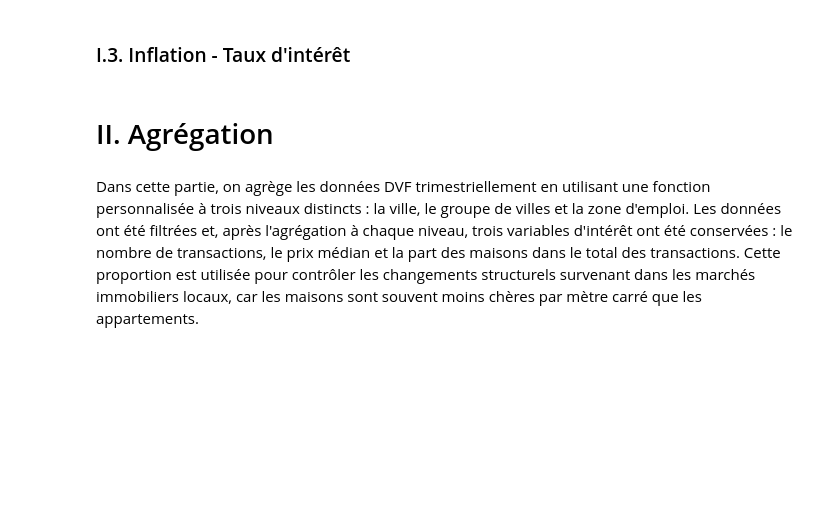
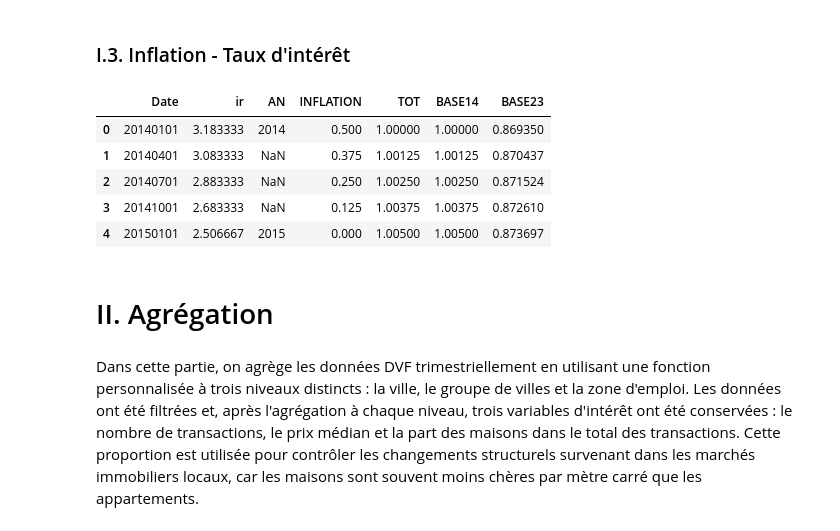
Before and after one commit to pwisniewski-econ/interestnpy, a Jupyter notebook: notebook_french.ipynb, the cells around one changed output. Saved outputs shown, nothing was run; the diff lists cells and outputs as text; code cells hidden in the pictures; blank space fills up the shorter version.

```diff
--- a/notebook_french.ipynb
+++ b/notebook_french.ipynb
@@ -193,6 +216,15 @@ irflation = irflation.interpolate(method="slinear", fill_value="extrapolate", li
 irflation['BASE14'] = irflation['TOT'] / irflation['TOT'].iloc[0]
 irflation['BASE23'] = irflation['BASE14'] / irflation['BASE14'].iloc[37]
 irflation.to_feather(path+"/data/interim/irflation.feather")
+# %%
+irflation.head()
+# %% [output]
+|  | Date | ir | AN | INFLATION | TOT | BASE14 | BASE23 |
+| 0 | 20140101 | 3.183333 | 2014 | 0.500 | 1.00000 | 1.00000 | 0.869350 |
+| 1 | 20140401 | 3.083333 | NaN | 0.375 | 1.00125 | 1.00125 | 0.870437 |
+| 2 | 20140701 | 2.883333 | NaN | 0.250 | 1.00250 | 1.00250 | 0.871524 |
+| 3 | 20141001 | 2.683333 | NaN | 0.125 | 1.00375 | 1.00375 | 0.872610 |
+| 4 | 20150101 | 2.506667 | 2015 | 0.000 | 1.00500 | 1.00500 | 0.873697 |
 # %% [markdown]
 # II. Agrégation
 # %% [markdown]
```
Also changed, not shown: parts of 8 cells of this notebook.
